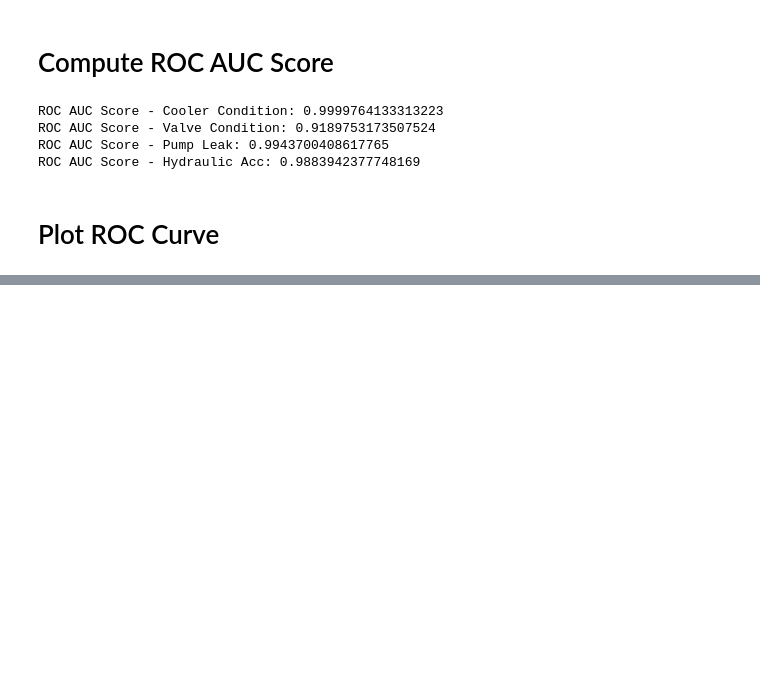
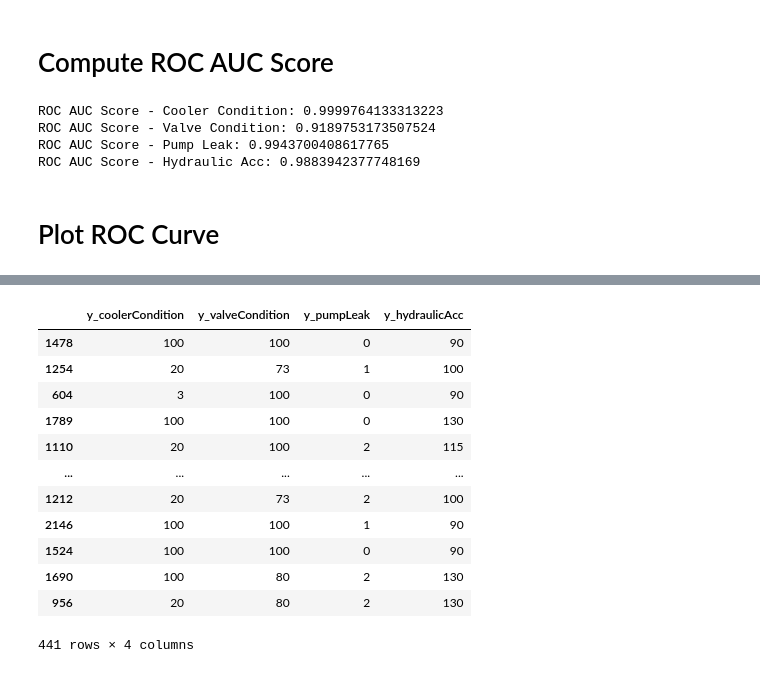
Before and after one commit to ajaykofficial/Machine-Learning, a Jupyter notebook: Condition Monitoring of Hydraulic System/Bagging.ipynb, the cells around one changed output, grey strips where cells are left out. Saved outputs shown, nothing was run; the diff lists cells and outputs as text; code cells hidden in the pictures; blank space fills up the shorter version.

```diff
--- a/Condition Monitoring of Hydraulic System/Bagging.ipynb
+++ b/Condition Monitoring of Hydraulic System/Bagging.ipynb
@@ -390,0 +454,16 @@ plt.show()
+# %%
+X1_test
+# %% [output]
+|  | y_coolerCondition | y_valveCondition | y_pumpLeak | y_hydraulicAcc |
+| 1478 | 100 | 100 | 0 | 90 |
+| 1254 | 20 | 73 | 1 | 100 |
+| 604 | 3 | 100 | 0 | 90 |
+| 1789 | 100 | 100 | 0 | 130 |
+| 1110 | 20 | 100 | 2 | 115 |
+| ... | ... | ... | ... | ... |
+| 1212 | 20 | 73 | 2 | 100 |
+| 2146 | 100 | 100 | 1 | 90 |
+| 1524 | 100 | 100 | 0 | 90 |
+| 1690 | 100 | 80 | 2 | 130 |
+| 956 | 20 | 80 | 2 | 130 |
+441 rows × 4 columns
```
Also changed, not shown: parts of 19 cells of this notebook.
